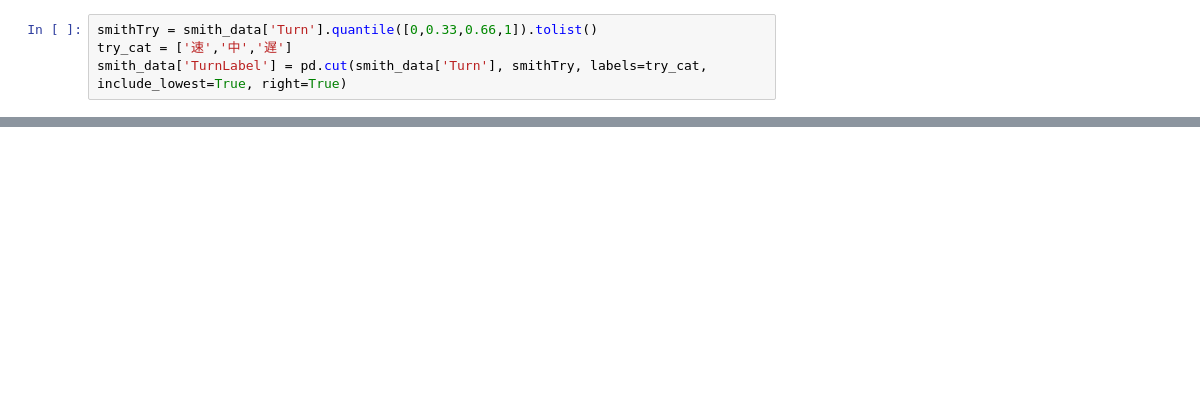
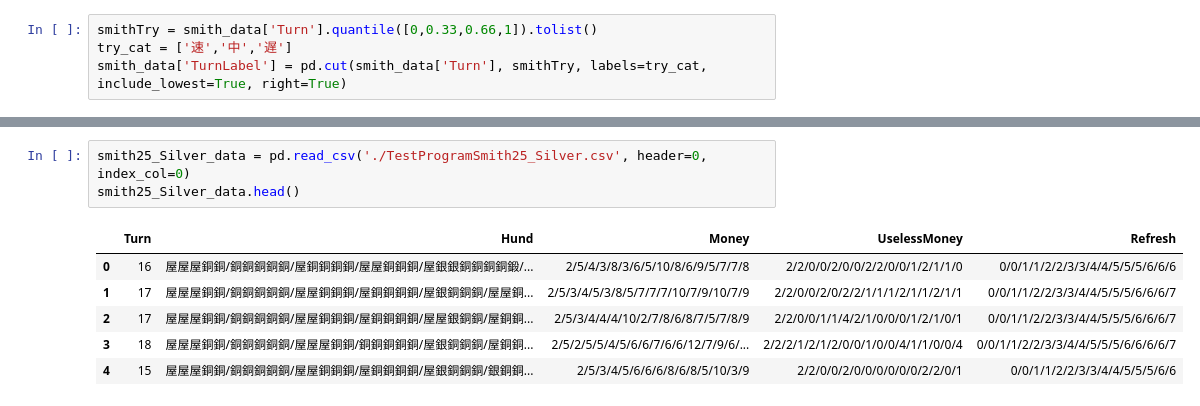
Before and after one commit to NCT48/Dominion, a Jupyter notebook: Smith/Smith.ipynb, the cells around one changed output, grey strips where cells are left out. Saved outputs shown, nothing was run; the diff lists cells and outputs as text; blank space fills up the shorter version.

```diff
--- a/Smith/Smith.ipynb
+++ b/Smith/Smith.ipynb
@@ -196,0 +198,10 @@ smith_data34_oso.head(5)
+# %%
+smith25_Silver_data = pd.read_csv('./TestProgramSmith25_Silver.csv', header=0, index_col=0)
+smith25_Silver_data.head()
+# %% [output]
+|  | Turn | Hund | Money | UselessMoney | Refresh |
+| 0 | 16 | 屋屋屋銅銅/銅銅銅銅銅/屋銅銅銅銅/屋屋銅銅銅/屋銀銀銅銅銅銅鍛/... | 2/5/4/3/8/3/6/5/10/8/6/9/5/7/7/8 | 2/2/0/0/2/0/0/2/2/0/0/1/2/1/1/0 | 0/0/1/1/2/2/3/3/4/4/5/5/5/6/6/6 |
+| 1 | 17 | 屋屋屋銅銅/銅銅銅銅銅/屋屋銅銅銅/屋銅銅銅銅/屋銀銅銅銅/屋屋銅... | 2/5/3/4/5/3/8/5/7/7/7/10/7/9/10/7/9 | 2/2/0/0/2/0/2/2/1/1/1/2/1/1/2/1/1 | 0/0/1/1/2/2/3/3/4/4/5/5/5/6/6/6/7 |
+| 2 | 17 | 屋屋屋銅銅/銅銅銅銅銅/屋屋銅銅銅/屋銅銅銅銅/屋屋銀銅銅/屋銅銅... | 2/5/3/4/4/4/10/2/7/8/6/8/7/5/7/8/9 | 2/2/0/0/1/1/4/2/1/0/0/0/1/2/1/0/1 | 0/0/1/1/2/2/3/3/4/4/5/5/5/6/6/6/7 |
+| 3 | 18 | 屋屋屋銅銅/銅銅銅銅銅/屋屋屋銅銅/銅銅銅銅銅/屋銀銅銅銅/屋銅銅... | 2/5/2/5/5/4/5/6/6/7/6/6/12/7/9/6/... | 2/2/2/1/2/1/2/0/0/1/0/0/4/1/1/0/0/4 | 0/0/1/1/2/2/3/3/4/4/5/5/5/6/6/6/6/7 |
+| 4 | 15 | 屋屋屋銅銅/銅銅銅銅銅/屋屋銅銅銅/屋銅銅銅銅/屋銀銅銅銅/銀銅銅... | 2/5/3/4/5/6/6/6/8/6/8/5/10/3/9 | 2/2/0/0/2/0/0/0/0/0/0/2/2/0/1 | 0/0/1/1/2/2/3/3/4/4/5/5/5/6/6 |
```
Also changed, not shown: parts of 23 cells of this notebook, 1 other file.
